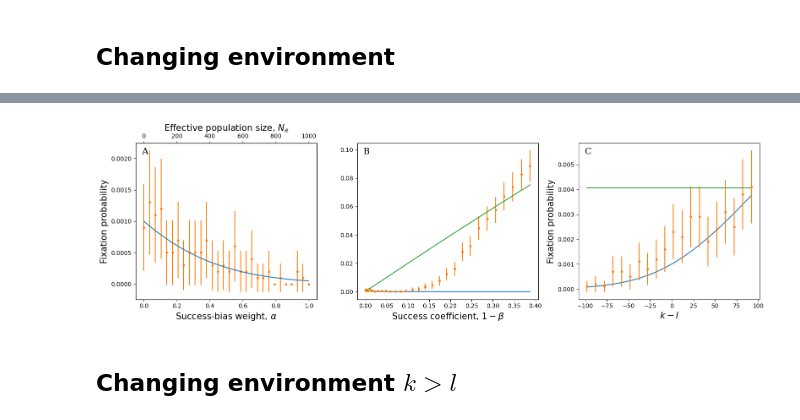
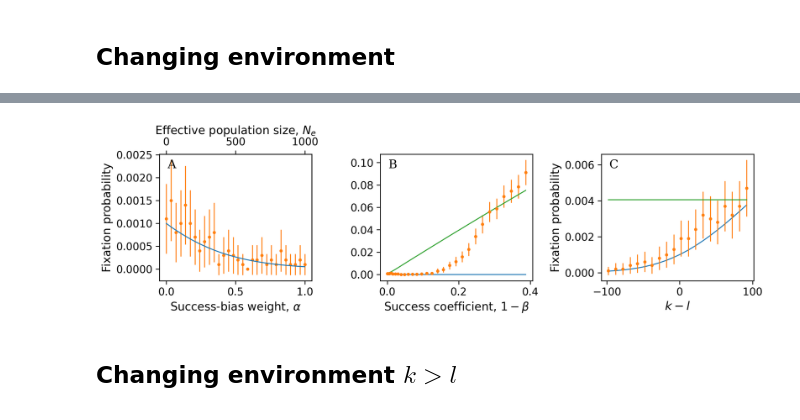
Before and after one commit to yoavram-lab/PrestigeBias, a Jupyter notebook: notebooks/Influence_model.ipynb, the cells around one changed output, grey strips where cells are left out. Cells and saved outputs as stored; diff of their text form; code cells hidden in the pictures.

```diff
--- a/notebooks/Influence_model.ipynb
+++ b/notebooks/Influence_model.ipynb
@@ -17,6 +17,9 @@ import scipy.stats as st
 import gc
 from scipy.integrate import quad
 from scipy import optimize
+
+import seaborn as sns
+sns.set_context('paper', font_scale=1.5)
 # %%
 N = 10000 # generation size
 A = np.random.normal(0, 1, size=N)
@@ -527,14 +524,14 @@ data.tail()
 # %% [markdown]
 # Parallel computing
 # %%
-from concurrent.futures import ProcessPoolExecutor
+from concurrent.futures import ProcessPoolExecutor, ThreadPoolExecutor
 from concurrent.futures import as_completed
 from functools import partial
 
 
 def compute_model_parallel(A_,model,reps=100,max_workers=None):
     futures = []
-    with ProcessPoolExecutor(max_workers) as executor:
+    with ThreadPoolExecutor(max_workers) as executor:
         for _ in range(int(reps)):
             f = executor.submit(model,A_.copy())
             futures.append(f)
@@ -858,13 +855,13 @@ Y_wf_err = [tup[1] for tup in wf_res_alpha]
 Nes = [tup[-1] for tup in wf_res_alpha]
 
 
-fig, axs = plt.subplot_mosaic([['a','b'],['c','d']],figsize=[13,10])
+fig, axs = plt.subplot_mosaic([['a','b'],['c','d']],figsize=[9.75,7.5])
 
 ax2 = axs['a'].twiny()
 
-axs['a'].set_xlabel(r'Success-bias weight, $\alpha$',fontsize=15)
-ax2.set_xlabel(r'Effective population size, $N_e$',fontsize=15)
-axs['a'].set_ylabel('Fixation probability',fontsize=15)
+# axs['a'].set_xlabel(r'Success-bias weight, $\alpha$')
+ax2.set_xlabel(r'Effective population size, $N_e$')
+axs['a'].set_ylabel('Fixation probability')
 l1 = axs['a'].axhline(2*(1-β), ls='--', label=r'2s$',color='k')
 l2 = axs['a'].plot(alphas,durrs,label= 'kimura',zorder=2,color='k')
 l3 = axs['a'].errorbar(alphas,Y,yerr=Y_err,fmt='o',color='green',markersize=3,zorder=1)
@@ -882,9 +879,9 @@ kims = [tup[4] for tup in wf_res_alpha]
 
 ax2 = axs['c'].twiny()
 
-axs['c'].set_xlabel(r'Success-bias weight, $\alpha$',fontsize=15)
-# ax2.set_xlabel(r'Effective population size, $N_e$',fontsize=15)
-axs['c'].set_ylabel('Fixation time',fontsize=15)
+axs['c'].set_xlabel(r'Success-bias weight, $\alpha$')
+# ax2.set_xlabel(r'Effective population size, $N_e$')
+axs['c'].set_ylabel('Fixation time')
 l1 = axs['c'].plot(alphas,kims,label= 'kimura',zorder=2,color='k')
 l2 = axs['c'].errorbar(alphas,Y,yerr=Y_err,fmt='o',color='green',markersize=3,zorder=1)
 l3 = ax2.errorbar(Nes,Y_wf,yerr=Y_wf_err,fmt='o',color='orange',zorder=0,markersize=3);
@@ -902,7 +899,7 @@ Y_wf = [tup[0] for tup in wf_res_s]
 Y_wf_err = [tup[1] for tup in wf_res_s]
 
 
-axs['b'].set_xlabel(r'Success coefficient, $1-\beta$',fontsize=15)
+# axs['b'].set_xlabel(r'Success coefficient, $1-\beta$')
 axs['b'].plot(neg_betas,durrs,zorder=2,label='kimura',color='k')
 axs['b'].errorbar(neg_betas,Y,yerr=Y_err,fmt='o',label='DM simulations',zorder=0,markersize=3,color='g');
 axs['b'].errorbar(neg_betas,Y_wf,yerr=Y_wf_err,fmt='o',label='WF simulations',zorder=1,markersize=3,color='orange');
@@ -917,11 +914,11 @@ Y_wf_err = [tup[3] for tup in wf_res_s]
 kims = [tup[4] for tup in wf_res_s]
 
 
-axs['d'].set_xlabel(r'Success coefficient, $1-\beta$',fontsize=15)
+axs['d'].set_xlabel(r'Success coefficient, $1-\beta$')
 axs['d'].plot(neg_betas,kims,zorder=2,label='kimura',color='k')
 axs['d'].errorbar(neg_betas,Y,yerr=Y_err,fmt='o',label='DM simulations',zorder=0,markersize=3,color='g');
 axs['d'].errorbar(neg_betas,Y_wf,yerr=Y_wf_err,fmt='o',label='WF simulations',zorder=1,markersize=3,color='orange');
-
+axs['d'].set_ylim(0, 35)
 
 
 for label, ax in axs.items():
@@ -932,5 +929,5 @@ for label, ax in axs.items():
             bbox=dict(facecolor='none', edgecolor='none'))
 
 plt.tight_layout()
-plt.savefig('figures/kimura_var.pdf')
+plt.savefig('../figures/kimura_var.pdf')
 # %% [output]
@@ -1073,50 +1070,50 @@ for k in ks:
 
 sim_res_k_l = np.array(sim_res_k_l)
 # %%
-fig, axs = plt.subplot_mosaic([['a','b','c']],figsize=[16,5])
+fig, axs = plt.subplot_mosaic([['a','b','c']],figsize=[12,3.75])
 axs2 = axs['a'].twiny()
 
 axs2.plot(Ne,sim_res_alpha[:,0],label='changing env')
 axs['a'].errorbar(alphas,sim_res_alpha[:,1],yerr=sim_res_alpha[:,2],fmt='o',markersize=3,label='simulations',color='C1')
-axs2.set_xlabel(r'Effective population size, $N_e$',fontsize=15)
-axs['a'].set_xlabel(r'Success-bias weight, $\alpha$',fontsize=15)
-axs['a'].set_ylabel('Fixation probability',fontsize=15)
+axs2.set_xlabel(r'Effective population size, $N_e$')
+axs['a'].set_xlabel(r'Success-bias weight, $\alpha$')
+axs['a'].set_ylabel('Fixation probability')
 
 
 axs['b'].plot(sim_res_beta[:,-1],sim_res_beta[:,0],label='changing env')
 axs['b'].errorbar(sim_res_beta[:,-1],sim_res_beta[:,1],yerr=sim_res_beta[:,2],fmt='o',markersize=3,label='simulations')
 axs['b'].plot(sim_res_beta[:,-1],sim_res_beta[:,3],label='constant env')
-axs['b'].set_xlabel(r'Success coefficient, $1-\beta$',fontsize=15)
+axs['b'].set_xlabel(r'Success coefficient, $1-\beta$')
 
 
 axs['c'].plot(sim_res_k_l[:,-1],sim_res_k_l[:,0],label='changing env')
 axs['c'].errorbar(sim_res_k_l[:,-1],sim_res_k_l[:,1],yerr=sim_res_k_l[:,2],fmt='o',markersize=3,label='simulations')
 axs['c'].plot(sim_res_k_l[:,-1],sim_res_k_l[:,3],label='constant env')
 axs['c'].set_xlabel(r'$k-l$',fontsize=15)
-axs['c'].set_ylabel(r'Fixation probability',fontsize=15)
+axs['c'].set_ylabel(r'Fixation probability')
 
 # ls = n-ks
 # x = ks/ls
 # x = x[x!=1]
 # axs['d'].plot(x,sim_res_k_l[:,0],label='changing env')
 # axs['d'].errorbar(x,sim_res_k_l[:,1],yerr=sim_res_k_l[:,2],fmt='o',markersize=3,label='simulations')
 # axs['d'].plot(x,sim_res_k_l[:,3],label='constant env')
 # axs['d'].set_xscale('log')
 # axs['d'].set_xlabel(r'$k/l$',fontsize=15)
 
 
 for label, ax in axs.items():
     # label physical distance in and down:
     trans = mtransforms.ScaledTranslation(10/72, -5/72, fig.dpi_scale_trans)
     ax.text(0.001, 0.99, label.upper(), transform=ax.transAxes + trans,
         fontsize=15, verticalalignment='top', fontfamily='serif',
         bbox=dict(facecolor='none', edgecolor='none'))
 
 
 plt.tight_layout()
-plt.savefig('figures/ch_env.pdf');
+plt.savefig('../figures/ch_env.pdf');
 # %% [output]
-[figure, old version]
+[figure, new version]
 # %% [markdown]
 ## Changing environment $k>l$
 # %%
```
Also changed, not shown: parts of 20 cells of this notebook.
